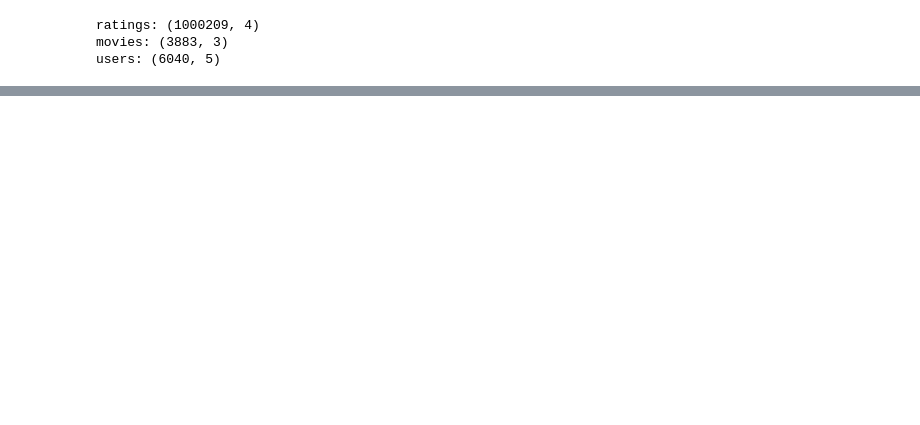
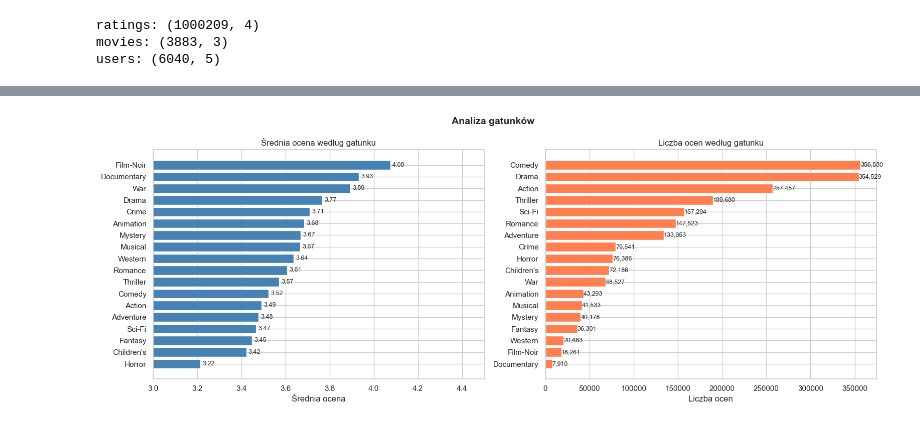
Before and after one commit to robertpilczuk/magisterka, a Jupyter notebook: notebooks/01_eda.ipynb, the cells around one changed output, grey strips where cells are left out. Cells and saved outputs as stored; diff of their text form; code cells hidden in the pictures; blank space fills up the shorter version.

```diff
--- a/notebooks/01_eda.ipynb
+++ b/notebooks/01_eda.ipynb
@@ -38,0 +220,40 @@ users: (6040, 5)
+# %%
+# rozbij gatunki (jeden film może mieć kilka)
+movies_exploded = movies.copy()
+movies_exploded['genres'] = movies_exploded['genres'].str.split('|')
+movies_exploded = movies_exploded.explode('genres')
+
+# połącz z ocenami
+ratings_genres = ratings.merge(movies_exploded[['movieId', 'genres']], on='movieId')
+
+# średnia ocena i liczba ocen per gatunek
+genre_stats = ratings_genres.groupby('genres')['rating'].agg(['mean', 'count']).reset_index()
+genre_stats.columns = ['genre', 'avg_rating', 'count']
+genre_stats = genre_stats.sort_values('avg_rating', ascending=True)
+
+fig, axes = plt.subplots(1, 2, figsize=(16, 6))
+
+# średnia ocena per gatunek
+bars = axes[0].barh(genre_stats['genre'], genre_stats['avg_rating'], color='steelblue', edgecolor='white')
+axes[0].set_title('Średnia ocena według gatunku')
+axes[0].set_xlabel('Średnia ocena')
+axes[0].set_xlim(3.0, 4.5)
+for bar, val in zip(bars, genre_stats['avg_rating']):
+    axes[0].text(val + 0.01, bar.get_y() + bar.get_height()/2,
+                 f'{val:.2f}', va='center', fontsize=9)
+
+# liczba ocen per gatunek
+genre_stats_sorted = genre_stats.sort_values('count', ascending=True)
+bars2 = axes[1].barh(genre_stats_sorted['genre'], genre_stats_sorted['count'], color='coral', edgecolor='white')
+axes[1].set_title('Liczba ocen według gatunku')
+axes[1].set_xlabel('Liczba ocen')
+for bar, val in zip(bars2, genre_stats_sorted['count']):
+    axes[1].text(val + 100, bar.get_y() + bar.get_height()/2,
+                 f'{val:,}', va='center', fontsize=9)
+
+plt.suptitle('Analiza gatunków', fontsize=14, fontweight='bold')
+plt.tight_layout()
+plt.savefig('../notebooks/plot_genres.png', dpi=150)
+plt.show()
+# %% [output]
+[figure, added]
```
Also changed, not shown: parts of 17 cells of this notebook, 2 other files.
